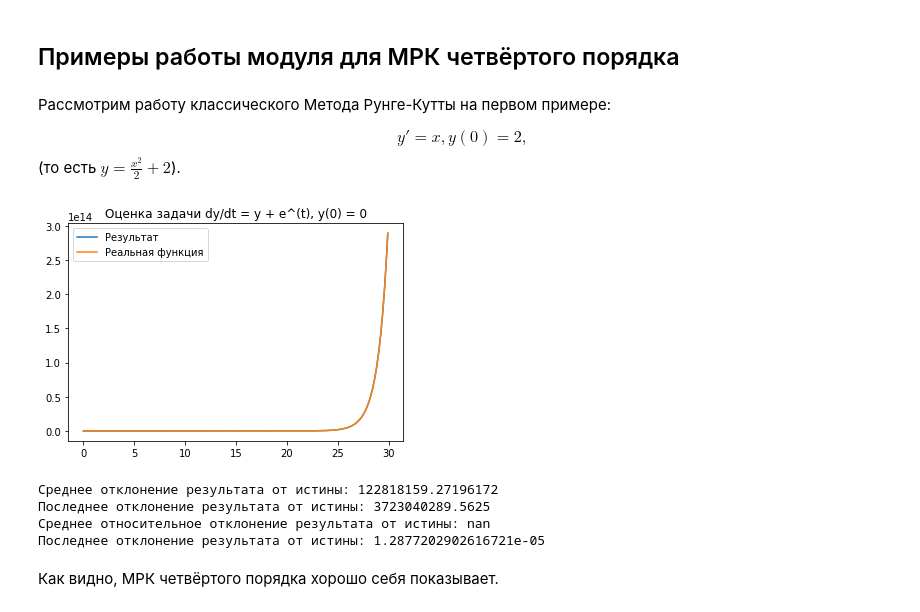
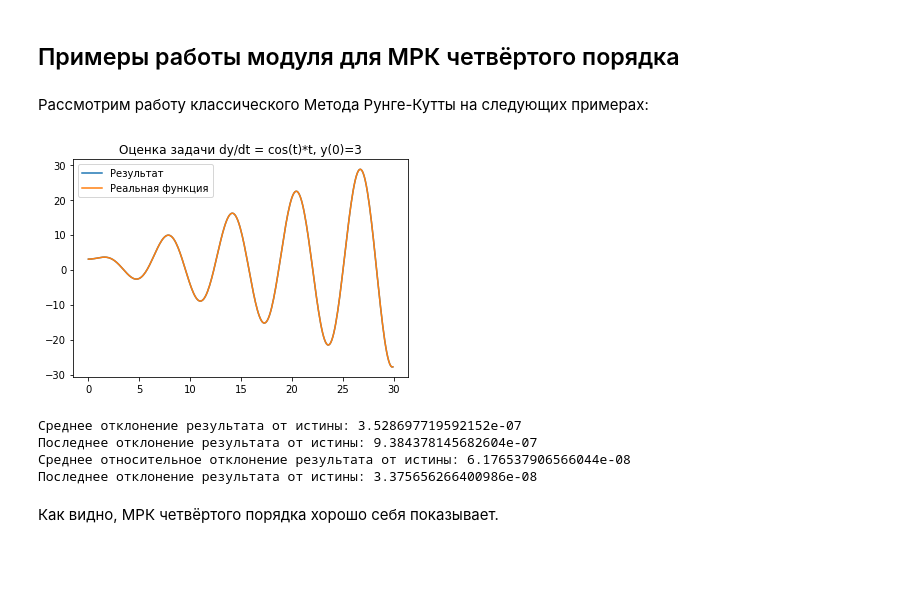
Before and after one commit to matveevk/Differential-Equations-Solver, a Jupyter notebook: runge_kutta_research.ipynb, the cells around one changed output. Cells and saved outputs as stored; diff of their text form; code cells hidden in the pictures; blank space fills up the shorter version.

```diff
--- a/runge_kutta_research.ipynb
+++ b/runge_kutta_research.ipynb
@@ -177,9 +172,7 @@ $k_4 = f(x_{n-1} + h, y_{n-1} + hk_3)$.
 
 ## Примеры работы модуля для МРК четвёртого порядка
 # %% [markdown]
-Рассмотрим работу классического Метода Рунге-Кутты на первом примере:
-
-$$y' = x, y(0) = 2,$$ (то есть $y = \frac{x^2}2 + 2$).
+Рассмотрим работу классического Метода Рунге-Кутты на следующих примерах:
 # %%
 equation = 'dy/dt = t'
 condition = 'y(0)=2'
@@ -227,17 +220,17 @@ def test7():
     condition = "y(0) = 0"
     true_func = lambda x: math.exp(x) * x
 # %%
-test7()
+test3()
 ds = DifSolver(equation=equation, condition=condition)
 xs, ys = ds.solve(visualize=False, breadth=30, step=0.1)
 ys_true = list(map(true_func, xs))
 draw(xs, ys, ys_true, 'Оценка задачи ' + equation+ ', ' + condition)
 # %% [output]
-[figure, old version]
+[figure, new version]
-Среднее отклонение результата от истины: 122818159.27196172
-Последнее отклонение результата от истины: 3723040289.5625
-Среднее относительное отклонение результата от истины: nan
-Последнее отклонение результата от истины: 1.2877202902616721e-05
+Среднее отклонение результата от истины: 3.528697719592152e-07
+Последнее отклонение результата от истины: 9.384378145682604e-07
+Среднее относительное отклонение результата от истины: 6.176537906566044e-08
+Последнее отклонение результата от истины: 3.375656266400986e-08
 # %% [markdown]
 Как видно, МРК четвёртого порядка хорошо себя показывает.
 # %% [markdown]
```
Also changed, not shown: parts of 11 cells of this notebook.
